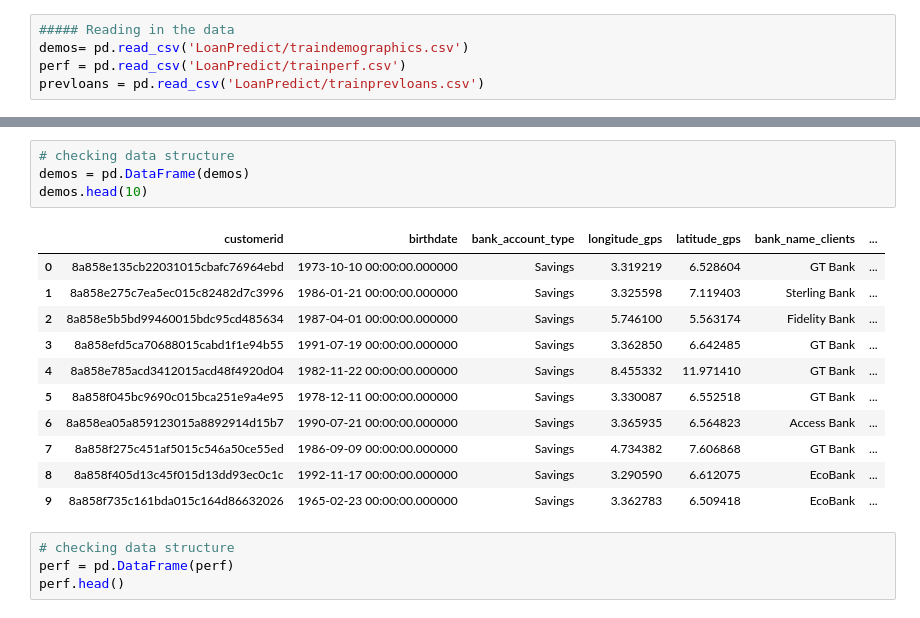
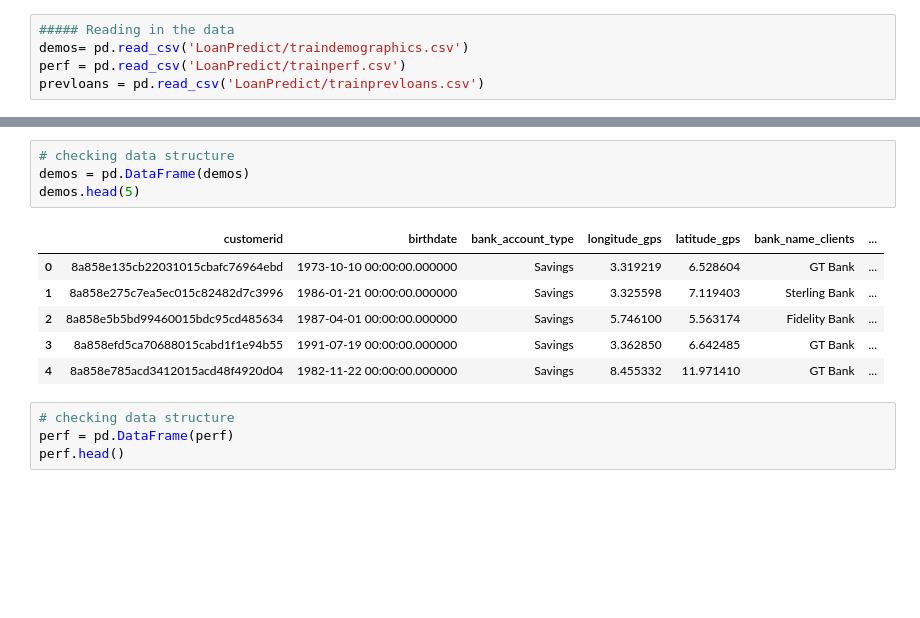
Before and after one commit to sharonmalio/python4datascience, a Jupyter notebook: project.ipynb, the cells around one changed output, grey strips where cells are left out. Drawn from its saved outputs; the diff is of its cells as text; blank space fills up the shorter version.

```diff
--- a/project.ipynb
+++ b/project.ipynb
@@ -30,19 +73,14 @@ prevloans = pd.read_csv('LoanPredict/trainprevloans.csv')
 # %%
 # checking data structure
 demos = pd.DataFrame(demos)
-demos.head(10)
+demos.head(5)
 # %% [output]
 |  | customerid | birthdate | bank_account_type | longitude_gps | latitude_gps | bank_name_clients | ... |
 | 0 | 8a858e135cb22031015cbafc76964ebd | 1973-10-10 00:00:00.000000 | Savings | 3.319219 | 6.528604 | GT Bank | ... |
 | 1 | 8a858e275c7ea5ec015c82482d7c3996 | 1986-01-21 00:00:00.000000 | Savings | 3.325598 | 7.119403 | Sterling Bank | ... |
 | 2 | 8a858e5b5bd99460015bdc95cd485634 | 1987-04-01 00:00:00.000000 | Savings | 5.746100 | 5.563174 | Fidelity Bank | ... |
 | 3 | 8a858efd5ca70688015cabd1f1e94b55 | 1991-07-19 00:00:00.000000 | Savings | 3.362850 | 6.642485 | GT Bank | ... |
 | 4 | 8a858e785acd3412015acd48f4920d04 | 1982-11-22 00:00:00.000000 | Savings | 8.455332 | 11.971410 | GT Bank | ... |
-| 5 | 8a858f045bc9690c015bca251e9a4e95 | 1978-12-11 00:00:00.000000 | Savings | 3.330087 | 6.552518 | GT Bank | ... |
-| 6 | 8a858ea05a859123015a8892914d15b7 | 1990-07-21 00:00:00.000000 | Savings | 3.365935 | 6.564823 | Access Bank | ... |
-| 7 | 8a858f275c451af5015c546a50ce55ed | 1986-09-09 00:00:00.000000 | Savings | 4.734382 | 7.606868 | GT Bank | ... |
-| 8 | 8a858f405d13c45f015d13dd93ec0c1c | 1992-11-17 00:00:00.000000 | Savings | 3.290590 | 6.612075 | EcoBank | ... |
-| 9 | 8a858f735c161bda015c164d86632026 | 1965-02-23 00:00:00.000000 | Savings | 3.362783 | 6.509418 | EcoBank | ... |
 # %%
 # checking data structure
 perf = pd.DataFrame(perf)
```
Also changed, not shown: parts of 21 cells of this notebook.
